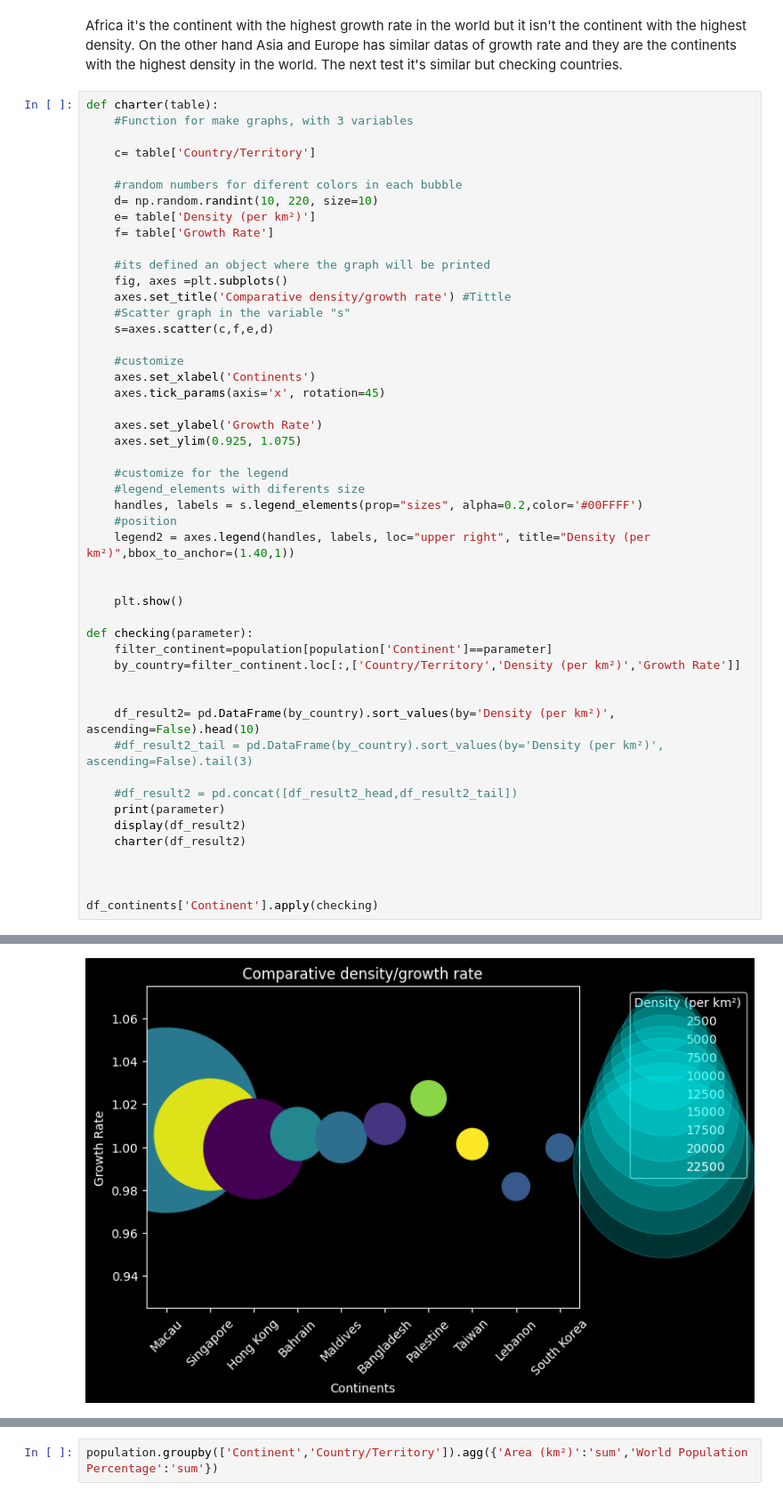
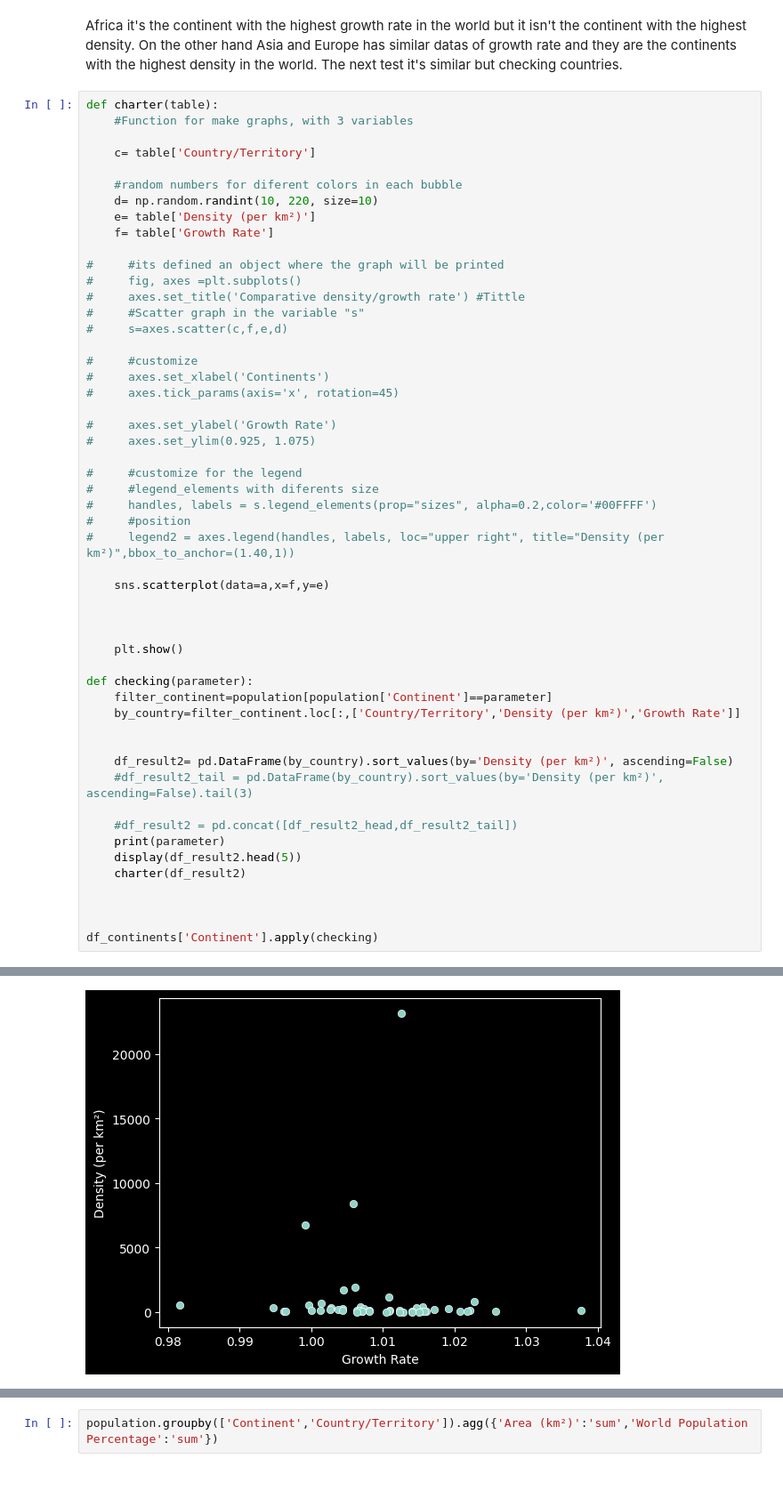
Before and after one commit to PablomxH/Population-Data-Analysis-Using-Python, a Jupyter notebook: analysis.ipynb, the cells around one changed output, grey strips where cells are left out. Shown at 89% size. Saved outputs shown, nothing was run; the diff lists cells and outputs as text.

```diff
--- a/analysis.ipynb
+++ b/analysis.ipynb
@@ -196,24 +196,27 @@ def charter(table):
     e= table['Density (per km²)']
     f= table['Growth Rate']
 
-    #its defined an object where the graph will be printed
-    fig, axes =plt.subplots()
-    axes.set_title('Comparative density/growth rate') #Tittle
-    #Scatter graph in the variable "s"
-    s=axes.scatter(c,f,e,d)
+#     #its defined an object where the graph will be printed
+#     fig, axes =plt.subplots()
+#     axes.set_title('Comparative density/growth rate') #Tittle
+#     #Scatter graph in the variable "s"
+#     s=axes.scatter(c,f,e,d)
 
-    #customize
-    axes.set_xlabel('Continents')
-    axes.tick_params(axis='x', rotation=45)
+#     #customize
+#     axes.set_xlabel('Continents')
+#     axes.tick_params(axis='x', rotation=45)
 
-    axes.set_ylabel('Growth Rate')
-    axes.set_ylim(0.925, 1.075)
+#     axes.set_ylabel('Growth Rate')
+#     axes.set_ylim(0.925, 1.075)
 
-    #customize for the legend
-    #legend_elements with diferents size
-    handles, labels = s.legend_elements(prop="sizes", alpha=0.2,color='#00FFFF')
-    #position
-    legend2 = axes.legend(handles, labels, loc="upper right", title="Density (per km²)",bbox_to_anchor=(1.40,1))
+#     #customize for the legend
+#     #legend_elements with diferents size
+#     handles, labels = s.legend_elements(prop="sizes", alpha=0.2,color='#00FFFF')
+#     #position
+#     legend2 = axes.legend(handles, labels, loc="upper right", title="Density (per km²)",bbox_to_anchor=(1.40,1))
+
+    sns.scatterplot(data=a,x=f,y=e)
+
 
 
     plt.show()
@@ -223,12 +226,12 @@ def checking(parameter):
     by_country=filter_continent.loc[:,['Country/Territory','Density (per km²)','Growth Rate']]
 
 
-    df_result2= pd.DataFrame(by_country).sort_values(by='Density (per km²)', ascending=False).head(10)
+    df_result2= pd.DataFrame(by_country).sort_values(by='Density (per km²)', ascending=False)
     #df_result2_tail = pd.DataFrame(by_country).sort_values(by='Density (per km²)', ascending=False).tail(3)
 
     #df_result2 = pd.concat([df_result2_head,df_result2_tail])
     print(parameter)
-    display(df_result2)
+    display(df_result2.head(5))
     charter(df_result2)
 
 
@@ -263,4 +256,4 @@ Asia
-[figure, old version]
+[figure, new version]
 Europe
 |  | Country/Territory | Density (per km²) | Growth Rate |
 | 134 | Monaco | 18234.5000 | 0.9941 |
```
Also changed, not shown: parts of 5 cells of this notebook.
